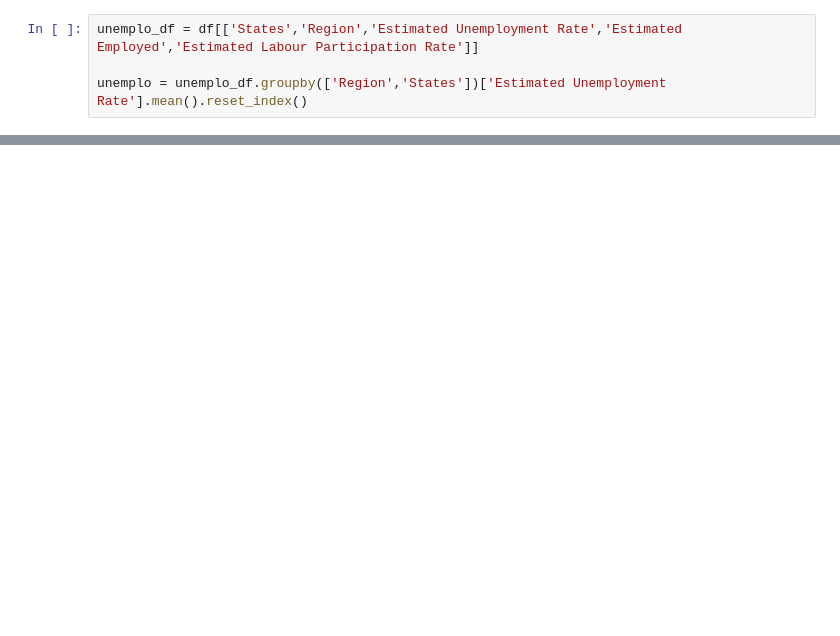
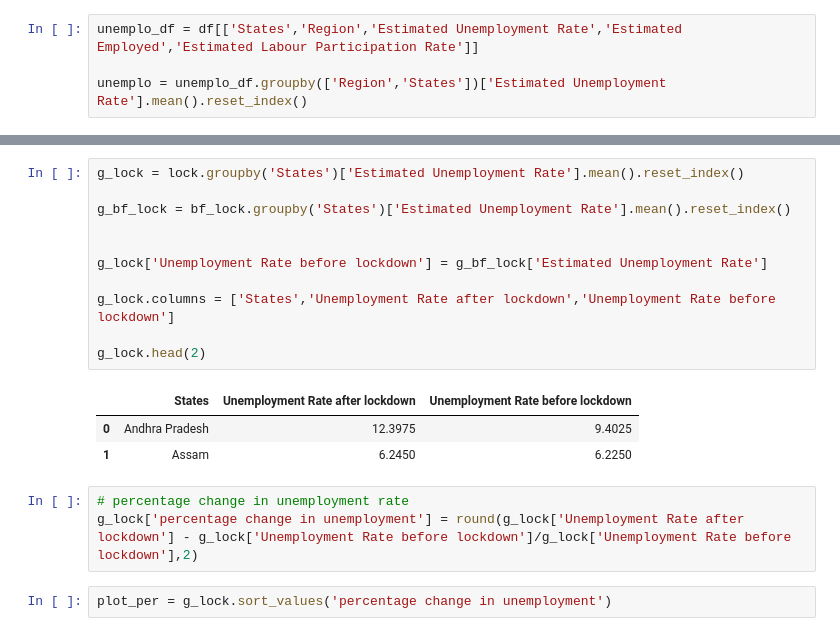
Before and after one commit to Sonali749/MSC-Project, a Jupyter notebook: Unemployment_rate.ipynb, the cells around one changed output, grey strips where cells are left out. Saved outputs shown, nothing was run; the diff lists cells and outputs as text; blank space fills up the shorter version.

```diff
--- a/Unemployment_rate.ipynb
+++ b/Unemployment_rate.ipynb
@@ -229,0 +235,20 @@ plt.show()
+# %%
+g_lock = lock.groupby('States')['Estimated Unemployment Rate'].mean().reset_index()
+
+g_bf_lock = bf_lock.groupby('States')['Estimated Unemployment Rate'].mean().reset_index()
+
+
+g_lock['Unemployment Rate before lockdown'] = g_bf_lock['Estimated Unemployment Rate']
+
+g_lock.columns = ['States','Unemployment Rate after lockdown','Unemployment Rate before lockdown']
+
+g_lock.head(2)
+# %% [output]
+|  | States | Unemployment Rate after lockdown | Unemployment Rate before lockdown |
+| 0 | Andhra Pradesh | 12.3975 | 9.4025 |
+| 1 | Assam | 6.2450 | 6.2250 |
+# %%
+# percentage change in unemployment rate
+g_lock['percentage change in unemployment'] = round(g_lock['Unemployment Rate after lockdown'] - g_lock['Unemployment Rate before lockdown']/g_lock['Unemployment Rate before lockdown'],2)
+# %%
+plot_per = g_lock.sort_values('percentage change in unemployment')
```
Also changed, not shown: parts of 13 cells of this notebook.
